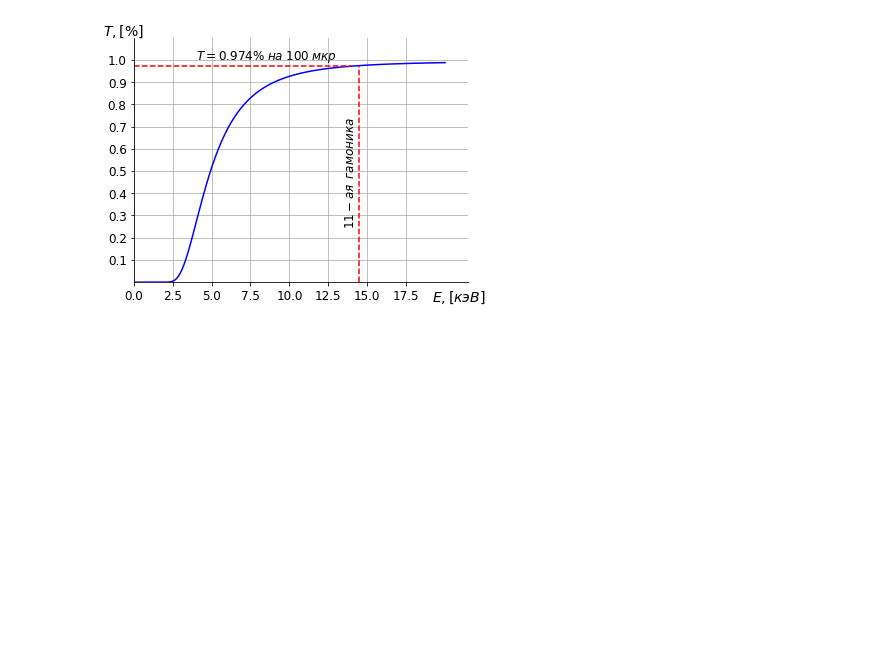
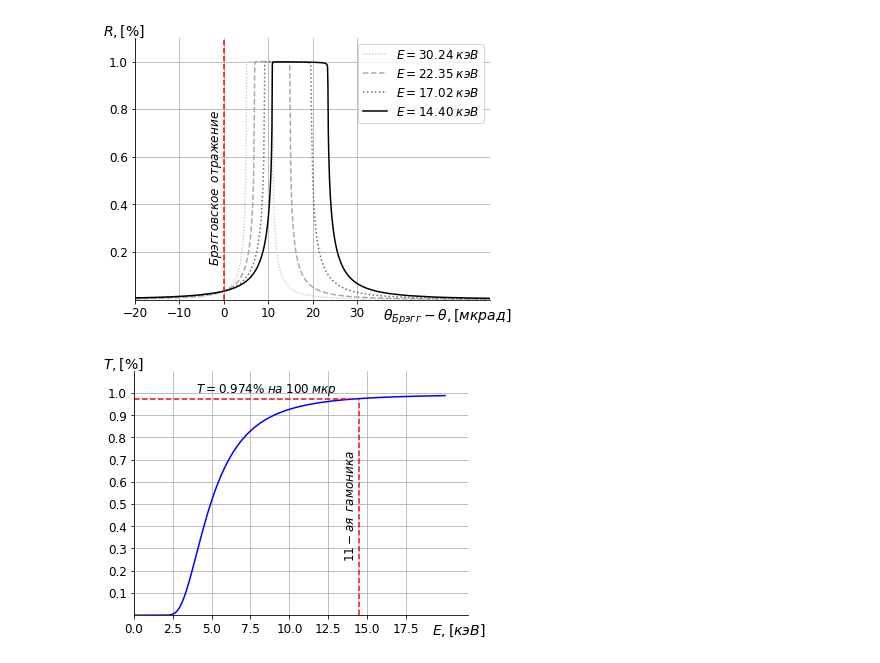
Before and after one commit to TrebAndrew/SKIF_XAS_beamline, a Jupyter notebook: crystals_data/pycry.ipynb, the cells around one changed output. Drawn from its saved outputs; the diff is of its cells as text; code cells hidden in the pictures; blank space fills up the shorter version.

```diff
--- a/crystals_data/pycry.ipynb
+++ b/crystals_data/pycry.ipynb
@@ -85,3 +66,61 @@ plt.show()
+# %%
+fig = plt.figure(figsize=(1.5*4,1.5*3))
+#plt.plot(X_, Y_30_24, color='lightgray', label='$E = 30.24 \; кэВ$', linestyle=(0, (1, 1)))
+#plt.plot(X_, Y_22_35, color='darkgray', label='$E = 22.35 \; кэВ$', linestyle='--')
+#plt.plot(X_, Y_17_0, color='dimgray', label='$E = 17.02 \; кэВ$', linestyle=':')
+#plt.plot(X_, Y_30_24, color='lightgray', label='$E = 30.24 \; кэВ$', linestyle=':')
+#plt.plot(X_, Y_22_35, color='darkgray', label='$E = 22.35 \; кэВ$', linestyle=(0, (1, 1)))
+#plt.plot(X_, Y_17_0, color='dimgray', label='$E = 17.02 \; кэВ$', linestyle='--')
+#plt.plot(X_, Y_9_2, color='darkgray', label='$E = 22.35 \; кэВ$', linestyle=(0, (1, 1)))
+#plt.plot(X_, Y_6_5, color='dimgray', label='$E = 17.02 \; кэВ$', linestyle='--')
+
+#plt.plot(X_, Y_19_72, color='darkgray')#, linestyle='-.')
+plt.plot(X_30_24, Y_30_24, color='lightgray', label='$E = 30.24 \; кэВ$', linestyle=(0, (1, 1)))
+plt.plot(X_22_35, Y_22_35, color='darkgray', label='$E = 22.35 \; кэВ$', linestyle='--')
+plt.plot(X_17_0, Y_17_0, color='dimgray', label='$E = 17.02 \; кэВ$', linestyle=':')
+plt.plot(X_14_4, Y_14_4, color='black', label='$E = 14.40 \; кэВ$')
+
+plt.grid()
+
+
+plt.xlabel(r'$\theta_{Брэгг} - \theta, [мкрад]$', fontsize=14, labelpad = 0.0)
+y = plt.ylabel(r'$R, [\%]$', fontsize=14, labelpad = 0.0, rotation=90)
+y.set_rotation(0)
+
+ax = plt.gca()
+ax.spines['right'].set_color('none')
+ax.spines['top'].set_color('none')
+ax.xaxis.set_ticks_position('bottom')
+ax.spines['top'].set_position(('axes',0))
+ax.yaxis.set_ticks_position('left')
+ax.spines['top'].set_position(('data',0))
+ax.xaxis.set_label_coords(0.88, -0.03)
+ax.yaxis.set_label_coords(-0.03, 0.99)
+
+plt.xticks([-20, -10, 0, 10, 20,30],fontsize=12)
+        #  [r'$-\pi$', r'$-\pi/2$', r'$0$', r'$+\pi/2$', r'$+\pi$'])
+
+plt.yticks([0.2,0.4,0.6,0.8, 1.0], fontsize=12)
+        #  [r'$-1$', r'$0$', r'$+1$'])
+
+plt.xlim(-20, 60)
+plt.ylim(0, 1.1)
+plt.tight_layout()
+
+plt.axvline(x=0, color='red', linestyle='--')
+
+a=plt.text(-3.5, 0.75, r'$Брэгговское \enspace отражение$', fontsize=12)
+a.set_rotation(90)
+
+leg = plt.legend(fontsize=12)#loc='upper left')
+# Get the bounding box of the original legend
+bb = leg.get_bbox_to_anchor().inverse_transformed(ax.transAxes)
+
+plt.savefig('/home/andrei/Documents/SKIF_XAS_beamline/TeXDoc/pic/bragg_R.pdf')#, bbox_inches='tight')
+plt.savefig('/home/andrei/Documents/9_term/diplom/beamlines/1_1/bragg_R.png', dpi=200)#, bbox_inches='tight')
+plt.show()
+# %% [output]
+[figure, added]
 # %%
 import numpy as np
 import matplotlib.pyplot as plt
```
Also changed, not shown: parts of 2 cells of this notebook, 41 other files.
